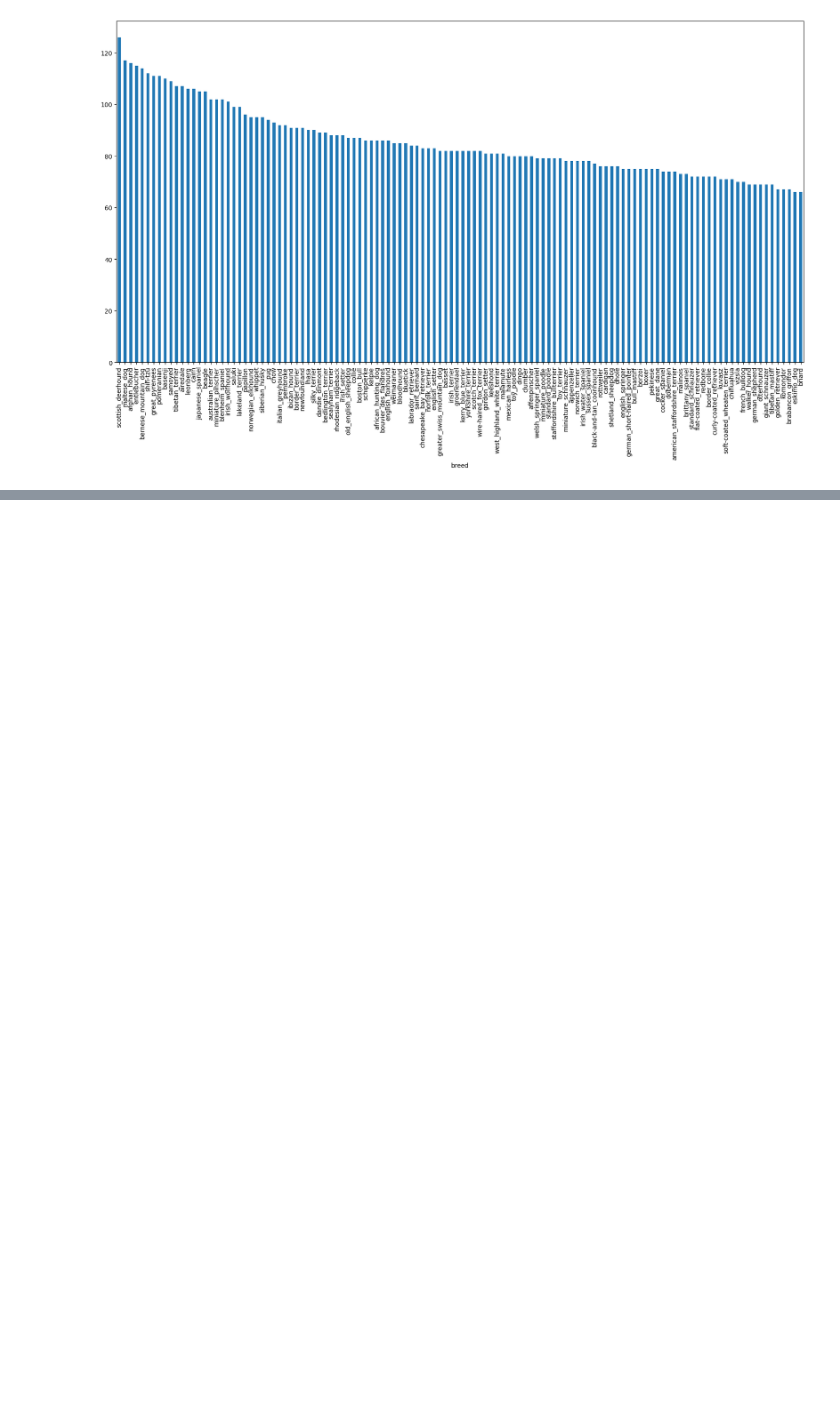
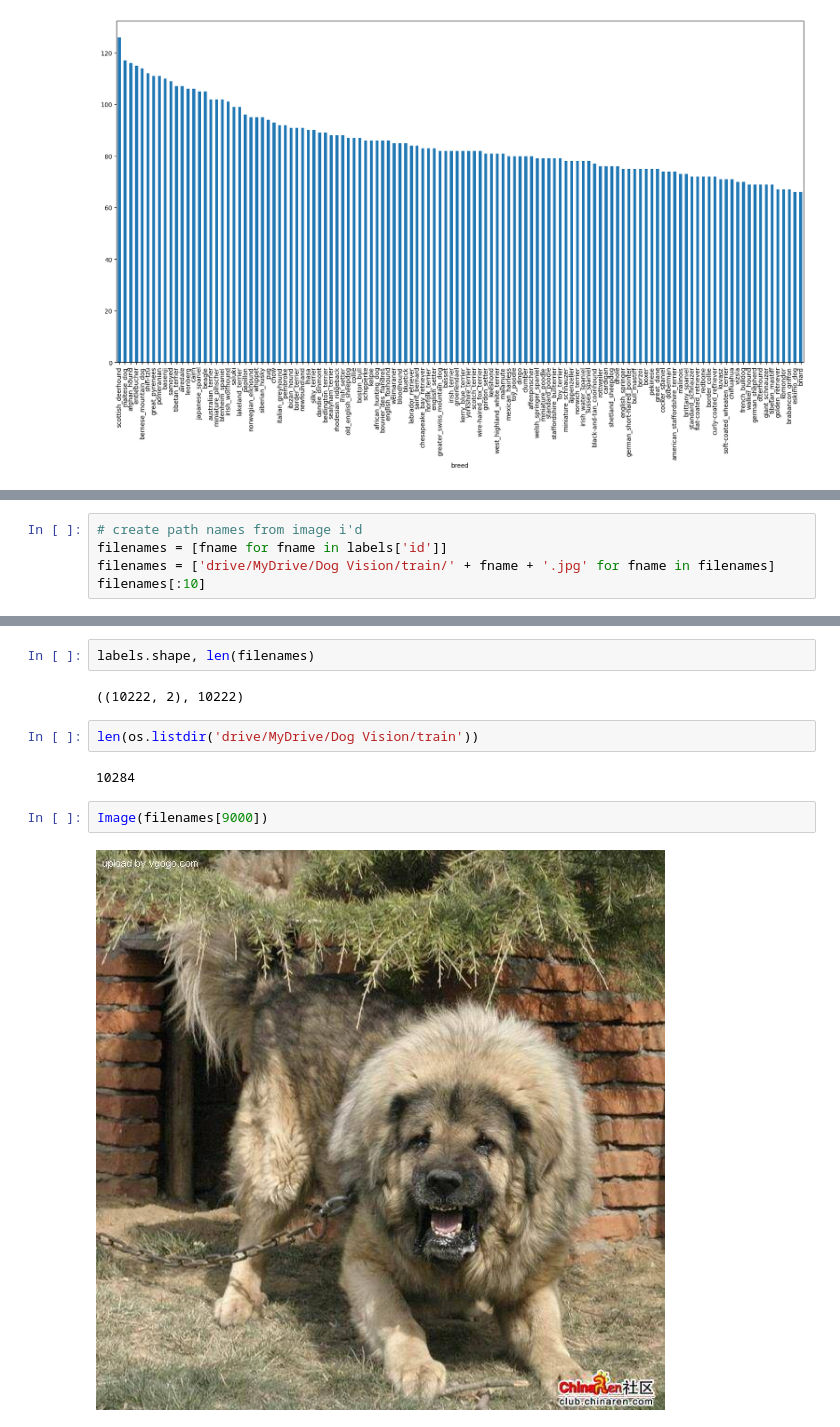
Before and after one commit to ndibedivine0/ndibedivine0, a Jupyter notebook: Dog_breed_classification_project.ipynb, the cells around one changed output, grey strips where cells are left out. Saved outputs shown, nothing was run; the diff lists cells and outputs as text; blank space fills up the shorter version.

```diff
--- a/Dog_breed_classification_project.ipynb
+++ b/Dog_breed_classification_project.ipynb
@@ -67,0 +78,5 @@ labels['breed'].value_counts().plot.bar(figsize=(20,10))
+# %%
+# create path names from image i'd
+filenames = [fname for fname in labels['id']]
+filenames = ['drive/MyDrive/Dog Vision/train/' + fname + '.jpg' for fname in filenames]
+filenames[:10]
@@ -67,0 +102,12 @@ labels['breed'].value_counts().plot.bar(figsize=(20,10))
+# %%
+labels.shape, len(filenames)
+# %% [output]
+((10222, 2), 10222)
+# %%
+len(os.listdir('drive/MyDrive/Dog Vision/train'))
+# %% [output]
+10284
+# %%
+Image(filenames[9000])
+# %% [output]
+[figure, added]
```
Also changed, not shown: parts of 7 cells of this notebook.
